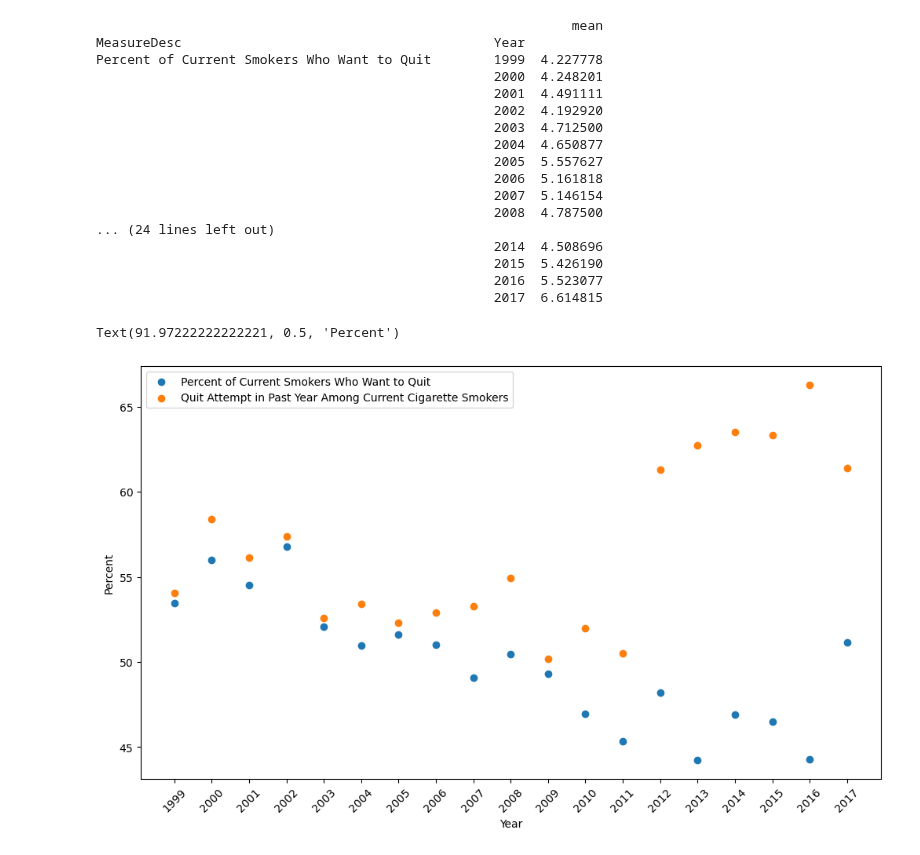
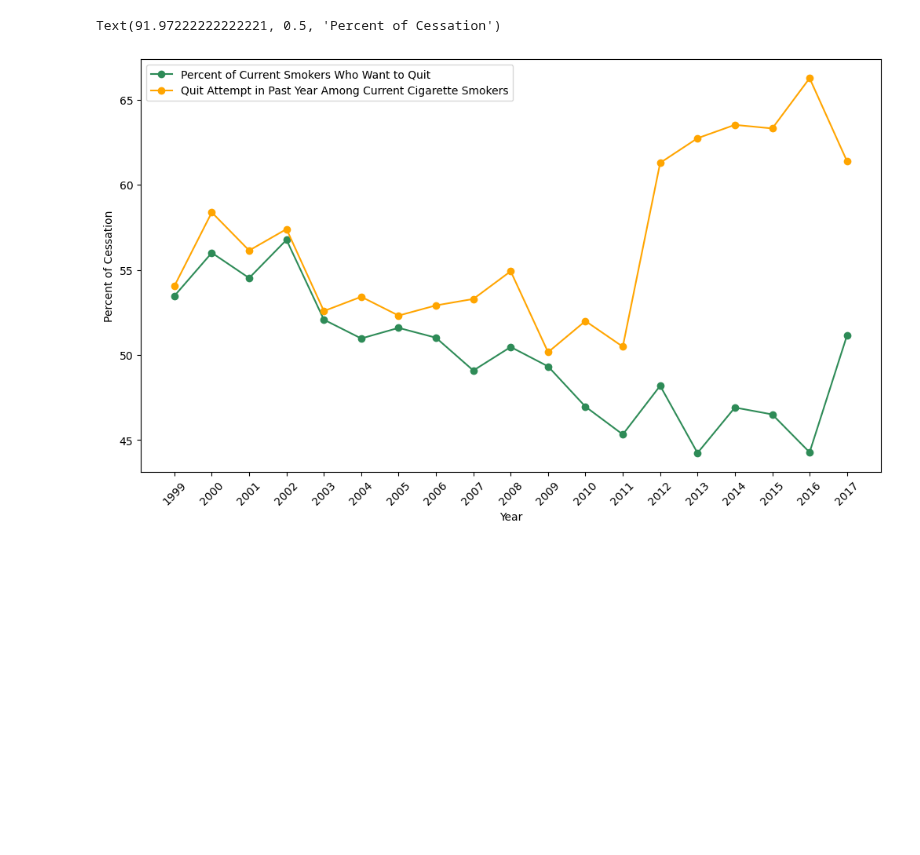
Before and after one commit to kh-bh/IntroToDSFinalProject, a Jupyter notebook: YTS Scripts/CSDS133 - Cessation Plots.ipynb, the cells around one changed output. Saved outputs shown, nothing was run; the diff lists cells and outputs as text; code cells hidden in the pictures; blank space fills up the shorter version.

```diff
--- a/YTS Scripts/CSDS133 - Cessation Plots.ipynb
+++ b/YTS Scripts/CSDS133 - Cessation Plots.ipynb
@@ -11,44 +11,27 @@ YTSCessationdf = pd.read_csv("../YTS Data\YTSCessationData.csv")
 # %%
 #creating graph for Cessation Data
 years = YTSCigaretteUsedf['Year'].unique()
 datavalue = YTSCessationdf.groupby(['MeasureDesc','Year']).agg({'DataValue': ['mean']})
 
 stderror = YTSCessationdf.groupby(['MeasureDesc','Year']).agg({'DataValueStdErr': ['mean']})
 meansstd = stderror['DataValueStdErr']
-print (meansstd)
+#print (meansstd)
 plt.figure(figsize=(10, 6))
-plt.scatter(years,datavalue[0:19],label='label1')
-plt.scatter(years,datavalue[19:],label='label1')
+plt.plot(years,datavalue[0:19],label='label1', c = "seagreen", marker = "o")
+plt.plot(years,datavalue[19:],label='label1', c = "orange", marker = "o")
 plt.xticks(years)
 plt.xticks(rotation=45)
 plt.tight_layout()
 
 plt.legend(["Percent of Current Smokers Who Want to Quit" , "Quit Attempt in Past Year Among Current Cigarette Smokers"])
 
 plt.xlabel('Year')
-plt.ylabel('Percent')
+plt.ylabel('Mean Percent of Cessation')
 
 #plt.errorbar(years, datavalue[0:19], yerr=meansstd[0:19], fmt="o")
 # %% [output]
-                                                             mean
-MeasureDesc                                        Year
-Percent of Current Smokers Who Want to Quit        1999  4.227778
-                                                   2000  4.248201
-                                                   2001  4.491111
-                                                   2002  4.192920
-                                                   2003  4.712500
-                                                   2004  4.650877
-                                                   2005  5.557627
-                                                   2006  5.161818
-                                                   2007  5.146154
-                                                   2008  4.787500
-... (24 lines left out)
-                                                   2014  4.508696
-                                                   2015  5.426190
-                                                   2016  5.523077
-                                                   2017  6.614815
+Text(91.97222222222221, 0.5, 'Percent of Cessation')
-Text(91.97222222222221, 0.5, 'Percent')
-[figure, old version]
+[figure, new version]
 # %%
 years = YTSCigaretteUsedf['Year'].unique()
 datavalue = YTSCessationdf.groupby(['MeasureDesc','Education','Year']).agg({'DataValue': ['mean']})
```
Also changed, not shown: parts of 1 cell of this notebook.
